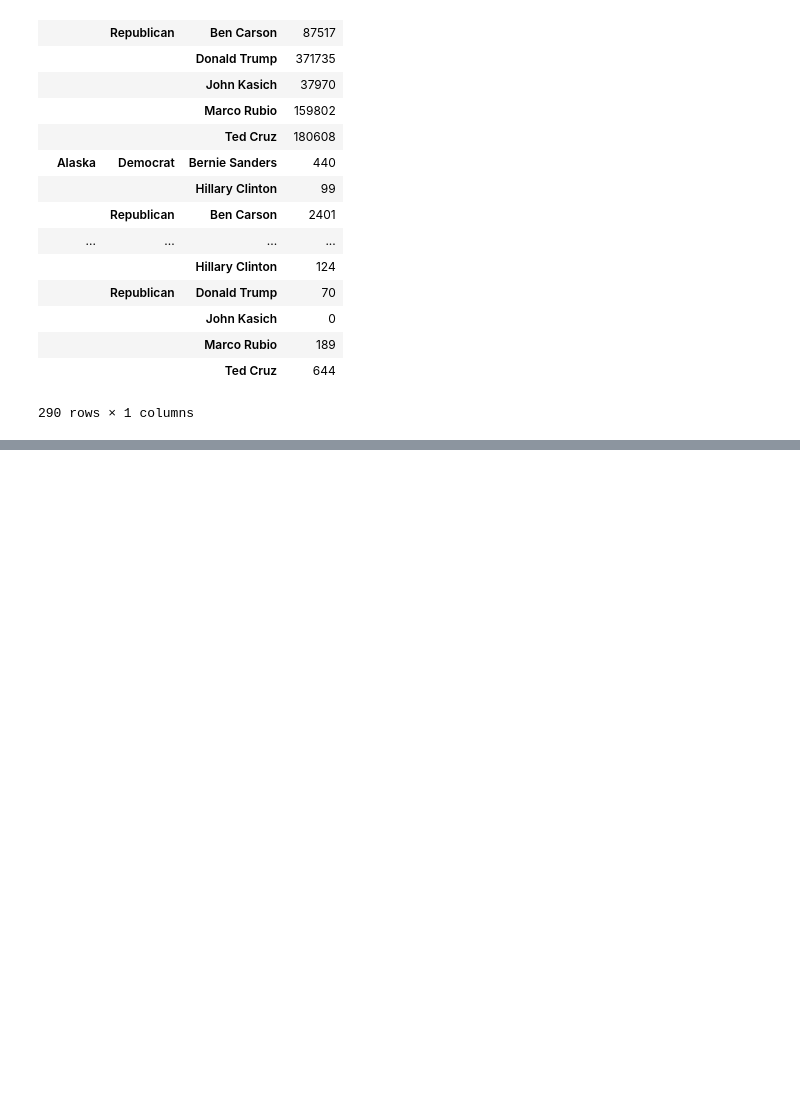
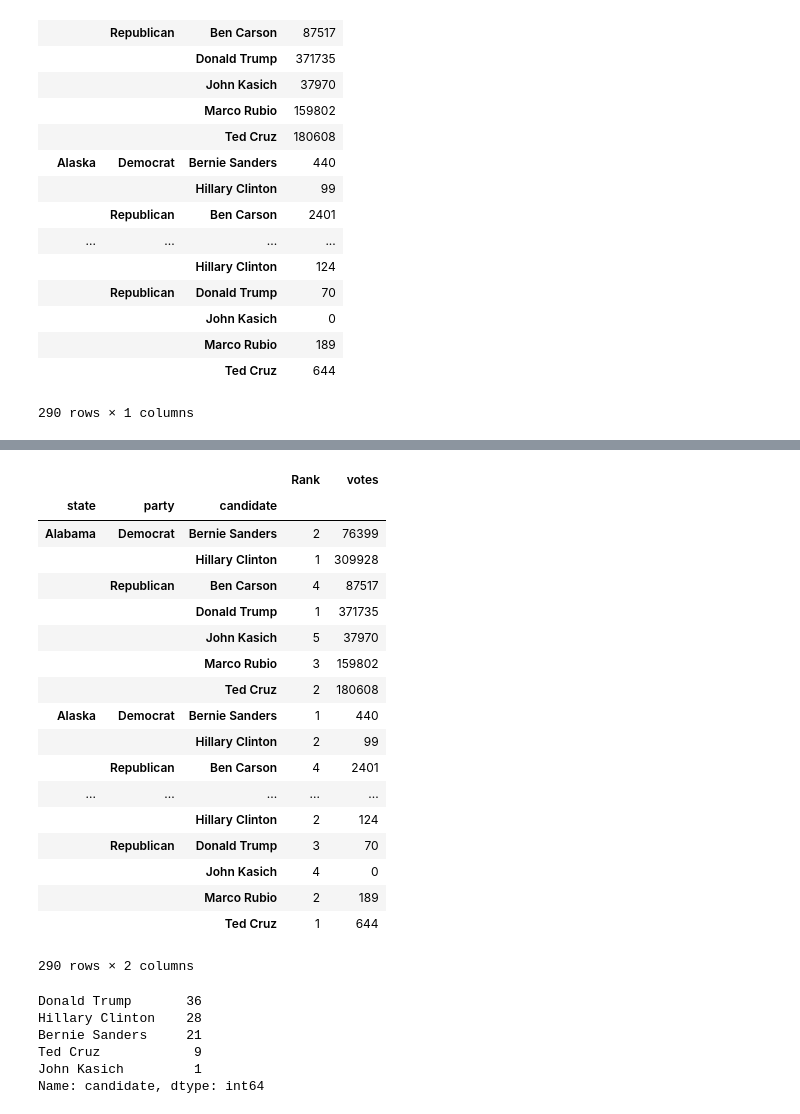
Before and after one commit to andersonberg/blog, a Jupyter notebook: content/notebooks/pandas-data-analysis.ipynb, the cells around one changed output, grey strips where cells are left out. Saved outputs shown, nothing was run; the diff lists cells and outputs as text; code cells hidden in the pictures; blank space fills up the shorter version.

```diff
--- a/content/notebooks/pandas-data-analysis.ipynb
+++ b/content/notebooks/pandas-data-analysis.ipynb
@@ -75,0 +82,3 @@ Acho que é mais fácil entender depois de ver o resultado. O que estamos fazend
+# %%
+election_data['Rank'] = election_data.groupby(['county', 'party'])['votes'].rank(ascending=False)
+election_data[election_data['county']=='Autauga']
@@ -75,0 +94,37 @@ Acho que é mais fácil entender depois de ver o resultado. O que estamos fazend
+# %%
+new_data = election_data.groupby(['state', 'party', 'candidate']).sum()
+new_data = new_data.reset_index()
+new_data['Rank'] = new_data.groupby(['state', 'party'])['votes'].rank(ascending=False)
+pivot_data = pd.pivot_table(new_data,index=["state","party","candidate"],
+               values=["votes", "Rank"],
+               fill_value=0)
+pivot_data
+# %% [output]
+|  |  |  | Rank | votes |
+| state | party | candidate |  |  |
+| Alabama | Democrat | Bernie Sanders | 2 | 76399 |
+|  |  | Hillary Clinton | 1 | 309928 |
+|  | Republican | Ben Carson | 4 | 87517 |
+|  |  | Donald Trump | 1 | 371735 |
+|  |  | John Kasich | 5 | 37970 |
+|  |  | Marco Rubio | 3 | 159802 |
+|  |  | Ted Cruz | 2 | 180608 |
+| Alaska | Democrat | Bernie Sanders | 1 | 440 |
+|  |  | Hillary Clinton | 2 | 99 |
+|  | Republican | Ben Carson | 4 | 2401 |
+| ... | ... | ... | ... | ... |
+|  |  | Hillary Clinton | 2 | 124 |
+|  | Republican | Donald Trump | 3 | 70 |
+|  |  | John Kasich | 4 | 0 |
+|  |  | Marco Rubio | 2 | 189 |
+|  |  | Ted Cruz | 1 | 644 |
+290 rows × 2 columns
+# %%
+new_data[new_data['Rank'] == 1]['candidate'].value_counts()
+# %% [output]
+Donald Trump       36
+Hillary Clinton    28
+Bernie Sanders     21
+Ted Cruz            9
+John Kasich         1
+Name: candidate, dtype: int64
```
Also changed, not shown: parts of 6 cells of this notebook.
